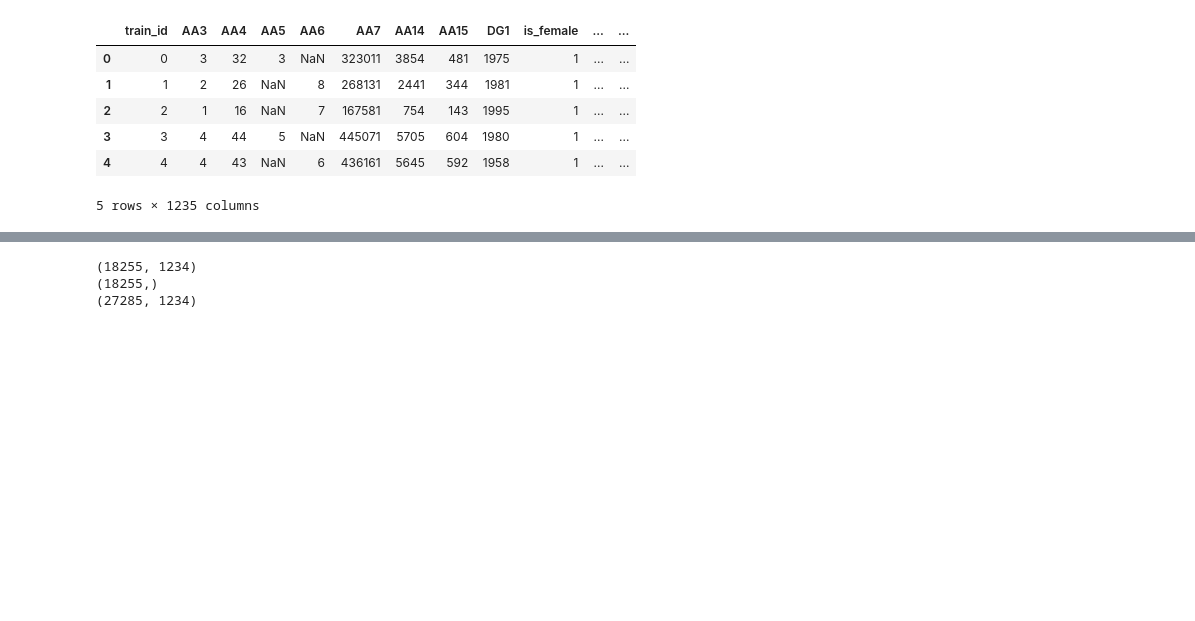
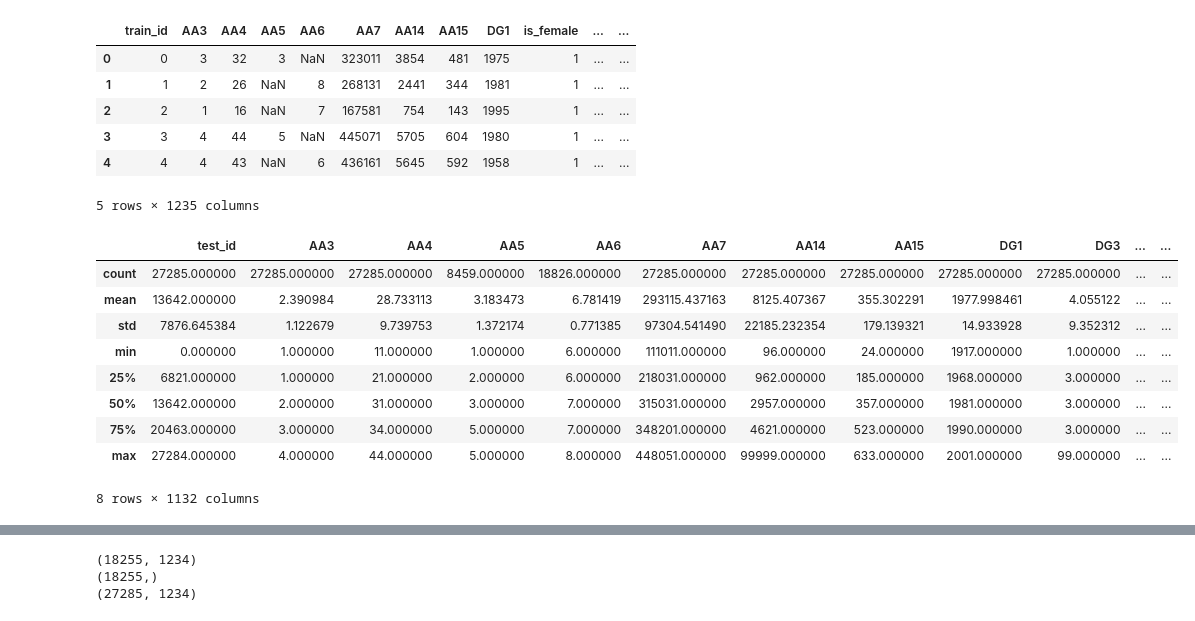
Before and after one commit to NachoAG76/wids-datathon, a Jupyter notebook: Data exploration.ipynb, the cells around one changed output, grey strips where cells are left out. Saved outputs shown, nothing was run; the diff lists cells and outputs as text; code cells hidden in the pictures; blank space fills up the shorter version.

```diff
--- a/Data exploration.ipynb
+++ b/Data exploration.ipynb
@@ -50,3 +66,16 @@ train.head(5)
 | 3 | 3 | 4 | 44 | 5 | NaN | 445071 | 5705 | 604 | 1980 | 1 | ... | ... |
 | 4 | 4 | 4 | 43 | NaN | 6 | 436161 | 5645 | 592 | 1958 | 1 | ... | ... |
 5 rows × 1235 columns
+# %%
+test.describe()
+# %% [output]
+|  | test_id | AA3 | AA4 | AA5 | AA6 | AA7 | AA14 | AA15 | DG1 | DG3 | ... | ... |
+| count | 27285.000000 | 27285.000000 | 27285.000000 | 8459.000000 | 18826.000000 | 27285.000000 | 27285.000000 | 27285.000000 | 27285.000000 | 27285.000000 | ... | ... |
+| mean | 13642.000000 | 2.390984 | 28.733113 | 3.183473 | 6.781419 | 293115.437163 | 8125.407367 | 355.302291 | 1977.998461 | 4.055122 | ... | ... |
+| std | 7876.645384 | 1.122679 | 9.739753 | 1.372174 | 0.771385 | 97304.541490 | 22185.232354 | 179.139321 | 14.933928 | 9.352312 | ... | ... |
+| min | 0.000000 | 1.000000 | 11.000000 | 1.000000 | 6.000000 | 111011.000000 | 96.000000 | 24.000000 | 1917.000000 | 1.000000 | ... | ... |
+| 25% | 6821.000000 | 1.000000 | 21.000000 | 2.000000 | 6.000000 | 218031.000000 | 962.000000 | 185.000000 | 1968.000000 | 3.000000 | ... | ... |
+| 50% | 13642.000000 | 2.000000 | 31.000000 | 3.000000 | 7.000000 | 315031.000000 | 2957.000000 | 357.000000 | 1981.000000 | 3.000000 | ... | ... |
+| 75% | 20463.000000 | 3.000000 | 34.000000 | 5.000000 | 7.000000 | 348201.000000 | 4621.000000 | 523.000000 | 1990.000000 | 3.000000 | ... | ... |
+| max | 27284.000000 | 4.000000 | 44.000000 | 5.000000 | 8.000000 | 448051.000000 | 99999.000000 | 633.000000 | 2001.000000 | 99.000000 | ... | ... |
+8 rows × 1132 columns
```
Also changed, not shown: parts of 18 cells of this notebook.
